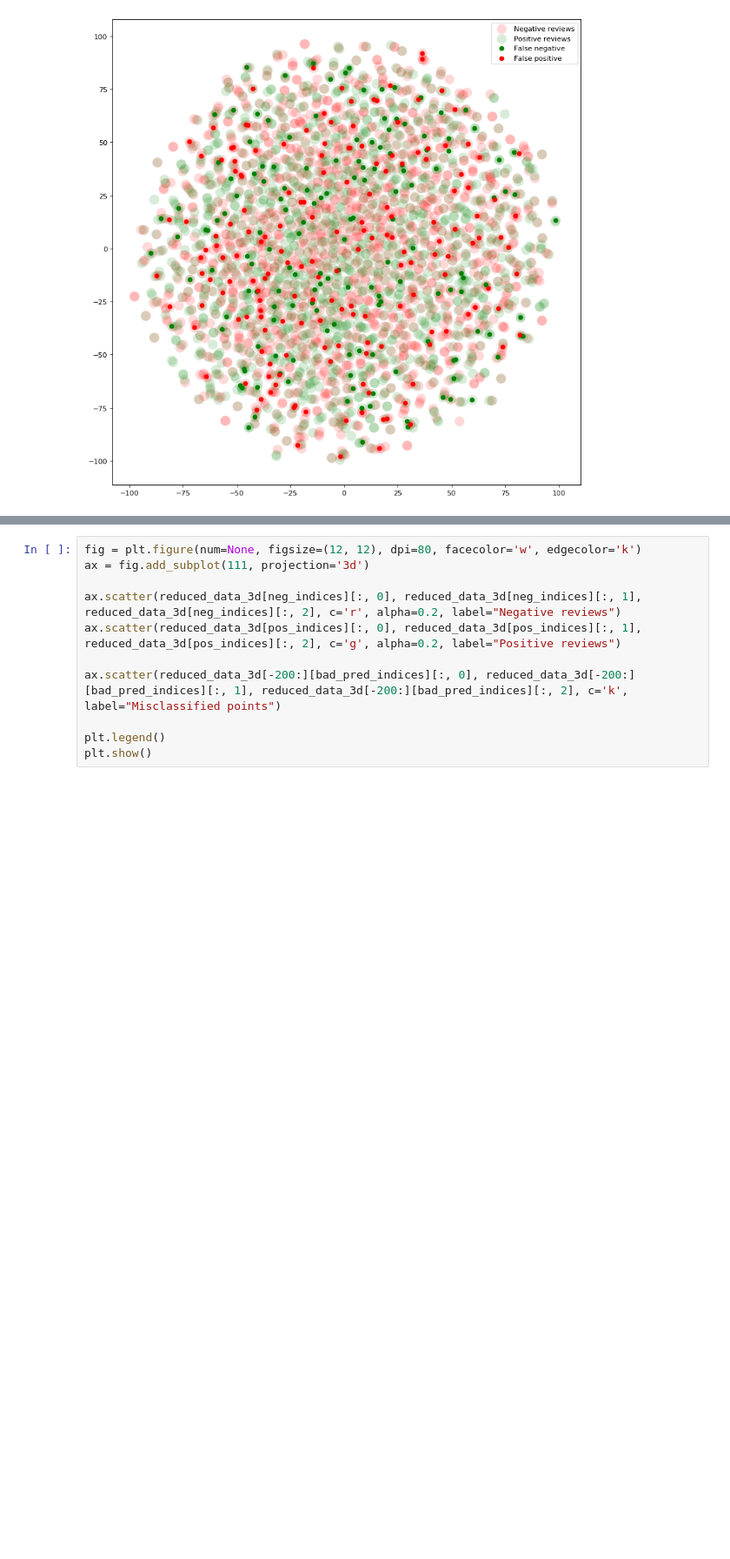
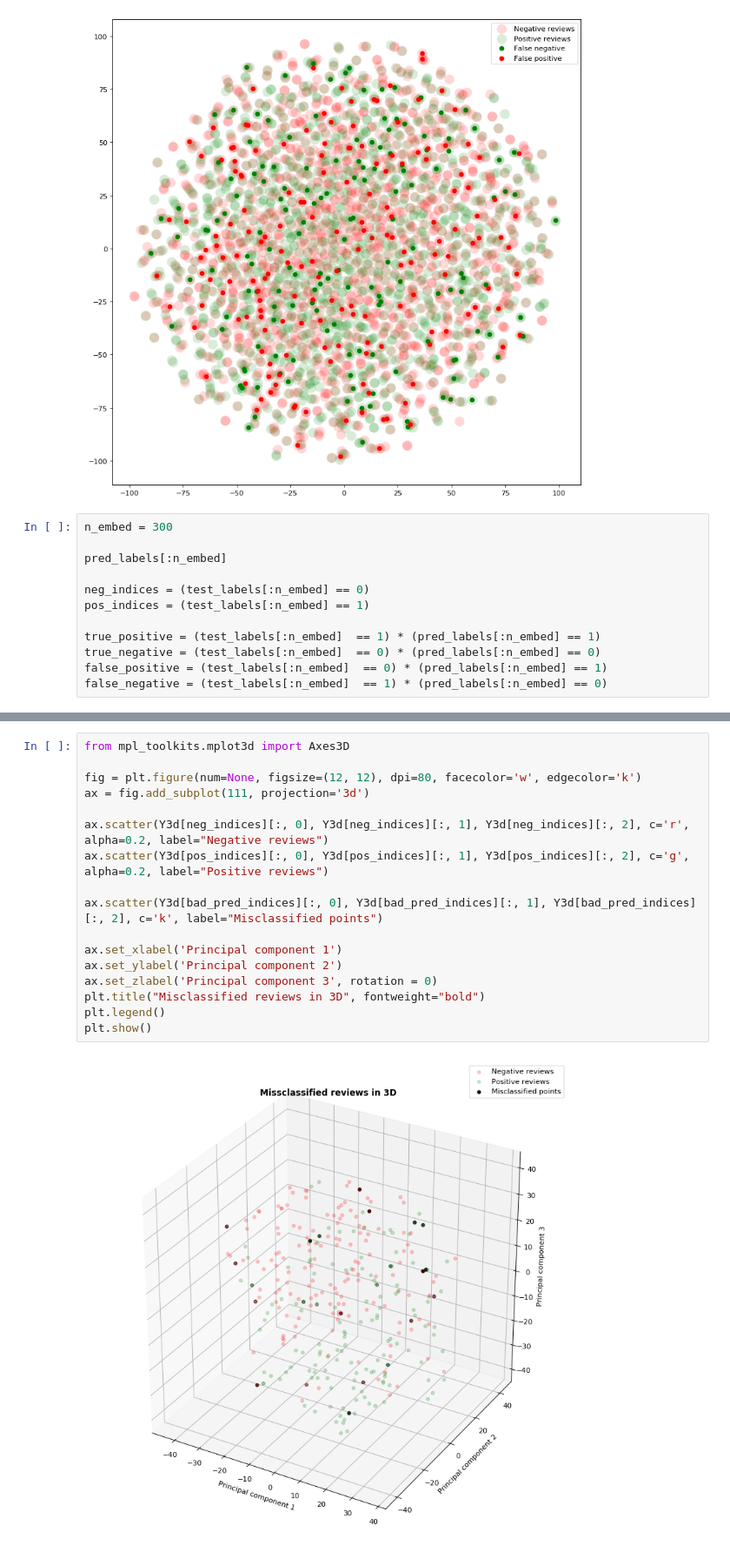
Before and after one commit to AlejandroSantorum/MPhil_MLMI_Cambridge, a Jupyter notebook: MLMI13-Natural_Language_Processing/Lab/code-online/practical.ipynb, the cells around one changed output, grey strips where cells are left out. Shown at 87% size. Drawn from its saved outputs; the diff is of its cells as text; blank space fills up the shorter version.

```diff
--- a/MLMI13-Natural_Language_Processing/Lab/code-online/practical.ipynb
+++ b/MLMI13-Natural_Language_Processing/Lab/code-online/practical.ipynb
@@ -569,5 +576,17 @@ plt.legend()
 plt.show()
 # %% [output]
 [figure]
+# %%
+n_embed = 300
+
+pred_labels[:n_embed]
+
+neg_indices = (test_labels[:n_embed] == 0)
+pos_indices = (test_labels[:n_embed] == 1)
+
+true_positive = (test_labels[:n_embed]  == 1) * (pred_labels[:n_embed] == 1)
+true_negative = (test_labels[:n_embed]  == 0) * (pred_labels[:n_embed] == 0)
+false_positive = (test_labels[:n_embed]  == 0) * (pred_labels[:n_embed] == 1)
+false_negative = (test_labels[:n_embed]  == 1) * (pred_labels[:n_embed] == 0)
 # %%
 bad_pred_indices = false_positive + false_negative
@@ -579,11 +612,19 @@ Y3d = tsne(test_embeddings[:n_embed,:], 3, 100, 20.0)
 # %%
+from mpl_toolkits.mplot3d import Axes3D
+
 fig = plt.figure(num=None, figsize=(12, 12), dpi=80, facecolor='w', edgecolor='k')
 ax = fig.add_subplot(111, projection='3d')
 
-ax.scatter(reduced_data_3d[neg_indices][:, 0], reduced_data_3d[neg_indices][:, 1], reduced_data_3d[neg_indices][:, 2], c='r', alpha=0.2, label="Negative reviews")
-ax.scatter(reduced_data_3d[pos_indices][:, 0], reduced_data_3d[pos_indices][:, 1], reduced_data_3d[pos_indices][:, 2], c='g', alpha=0.2, label="Positive reviews")
+ax.scatter(Y3d[neg_indices][:, 0], Y3d[neg_indices][:, 1], Y3d[neg_indices][:, 2], c='r', alpha=0.2, label="Negative reviews")
+ax.scatter(Y3d[pos_indices][:, 0], Y3d[pos_indices][:, 1], Y3d[pos_indices][:, 2], c='g', alpha=0.2, label="Positive reviews")
 
-ax.scatter(reduced_data_3d[-200:][bad_pred_indices][:, 0], reduced_data_3d[-200:][bad_pred_indices][:, 1], reduced_data_3d[-200:][bad_pred_indices][:, 2], c='k', label="Misclassified points")
+ax.scatter(Y3d[bad_pred_indices][:, 0], Y3d[bad_pred_indices][:, 1], Y3d[bad_pred_indices][:, 2], c='k', label="Misclassified points")
 
+ax.set_xlabel('Principal component 1')
+ax.set_ylabel('Principal component 2')
+ax.set_zlabel('Principal component 3', rotation = 0)
+plt.title("Misclassified reviews in 3D", fontweight="bold")
 plt.legend()
 plt.show()
+# %% [output]
+[figure, added]
```
Also changed, not shown: parts of 5 cells of this notebook, 11 other files.
